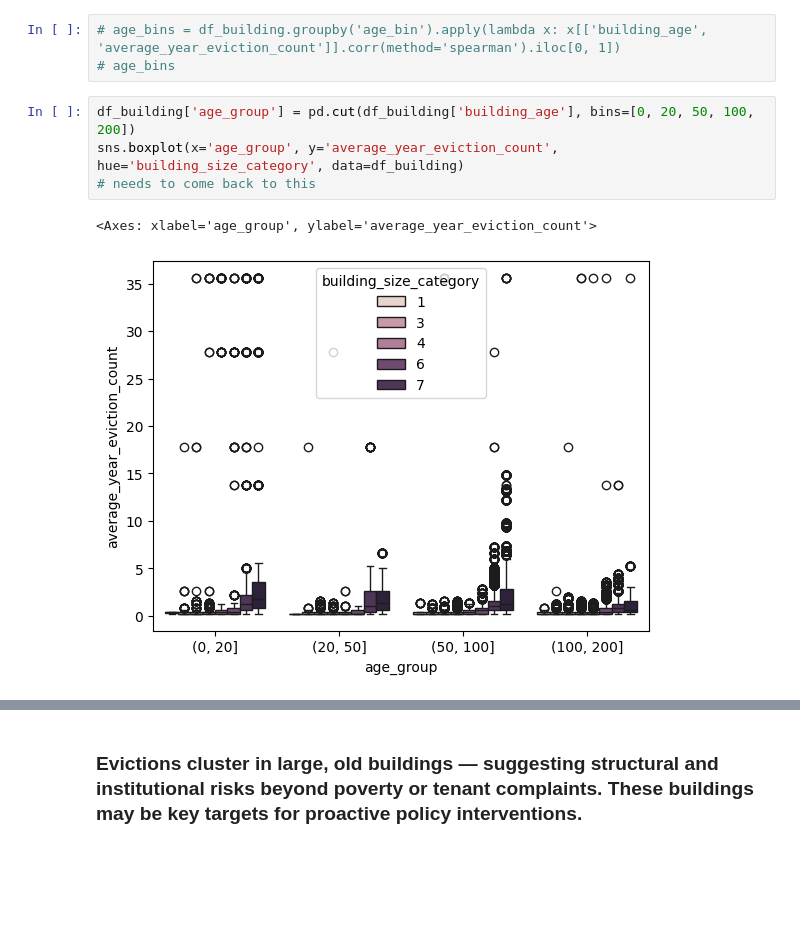
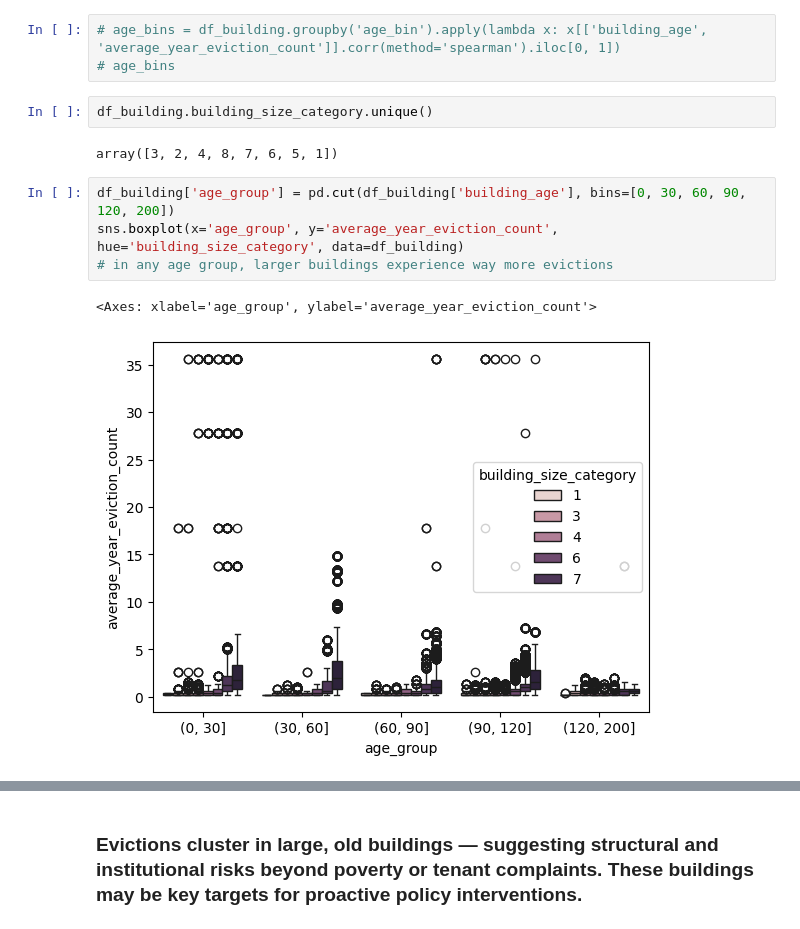
Before and after one commit to simaoalicechen/NYC_Landlord_Behavior_Analysis_Project, a Jupyter notebook: Part_3.9_analysis_feature_engineering_only_normal_times.ipynb, the cells around one changed output, grey strips where cells are left out. Saved outputs shown, nothing was run; the diff lists cells and outputs as text; blank space fills up the shorter version.

```diff
--- a/Part_3.9_analysis_feature_engineering_only_normal_times.ipynb
+++ b/Part_3.9_analysis_feature_engineering_only_normal_times.ipynb
@@ -770,10 +786,14 @@ plt.show()
 # %%
 # age_bins = df_building.groupby('age_bin').apply(lambda x: x[['building_age', 'average_year_eviction_count']].corr(method='spearman').iloc[0, 1])
 # age_bins
+# %%
+df_building.building_size_category.unique()
+# %% [output]
+array([3, 2, 4, 8, 7, 6, 5, 1])
 # %%
-df_building['age_group'] = pd.cut(df_building['building_age'], bins=[0, 20, 50, 100, 200])
+df_building['age_group'] = pd.cut(df_building['building_age'], bins=[0, 30, 60, 90, 120, 200])
 sns.boxplot(x='age_group', y='average_year_eviction_count', hue='building_size_category', data=df_building)
-# needs to come back to this
+# in any age group, larger buildings experience way more evictions
 # %% [output]
 <Axes: xlabel='age_group', ylabel='average_year_eviction_count'>
-[figure, old version]
+[figure, new version]
```
Also changed, not shown: parts of 81 cells of this notebook.
